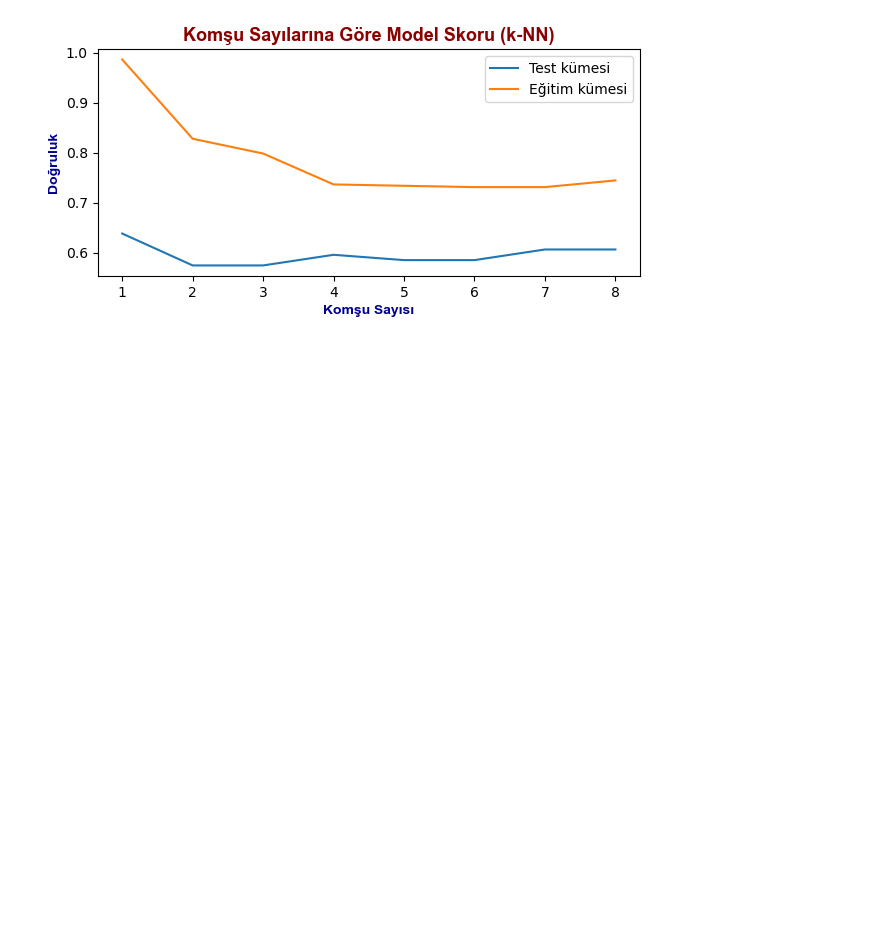
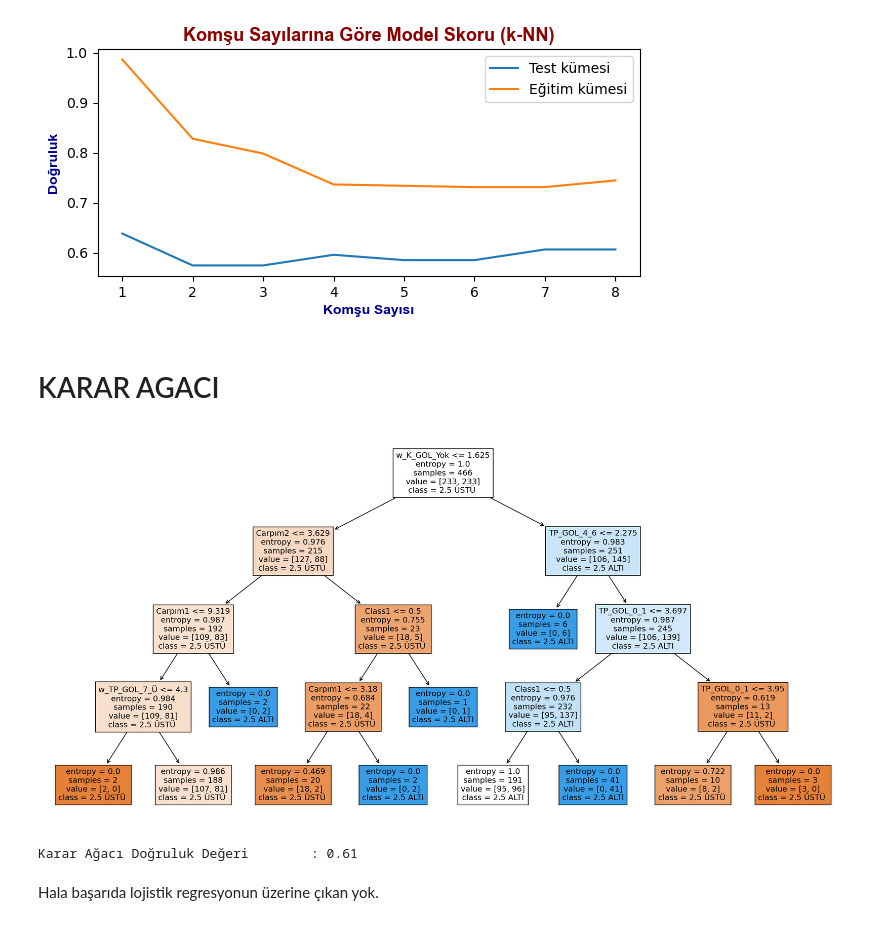
Before and after one commit to aytackolukisa/ML, a Jupyter notebook: iddia3.ipynb, the cells around one changed output. Drawn from its saved outputs; the diff is of its cells as text; code cells hidden in the pictures; blank space fills up the shorter version.

```diff
--- a/iddia3.ipynb
+++ b/iddia3.ipynb
@@ -318,3 +318,5 @@ plt.ylabel('Doğruluk', fontdict= eksen_font)
 plt.show()
 # %% [output]
 [figure]
+# %% [markdown]
+ # KARAR AGACI
@@ -320,0 +330,33 @@ plt.show()
+# %%
+karar_agaci = DecisionTreeClassifier(
+    criterion='entropy',
+    max_features=1,
+    max_depth=4,
+    random_state = 1337
+)
+
+X = X_smote
+y = y_smote
+
+karar_agaci.fit(X, y)
+
+from sklearn import tree
+plt.figure(figsize=(20, 10), dpi=200)
+tree.plot_tree(decision_tree = karar_agaci,
+               feature_names=X.columns,
+               class_names=['2.5 ÜSTÜ ', '2.5 ALTI'],
+               filled = True
+              )
+plt.show()
+# %% [output]
+[figure, added]
+# %%
+from sklearn.metrics import accuracy_score
+y_tahmin_ka = iddia_karar_agaci.predict(X_test)
+
+
+print("Karar Ağacı Doğruluk Değeri        : {:.2f}".format(accuracy_score(y_test, y_tahmin_ka)))
+# %% [output]
+Karar Ağacı Doğruluk Değeri        : 0.61
+# %% [markdown]
+Hala başarıda lojistik regresyonun üzerine çıkan yok.
```
Also changed, not shown: parts of 1 cell of this notebook.
